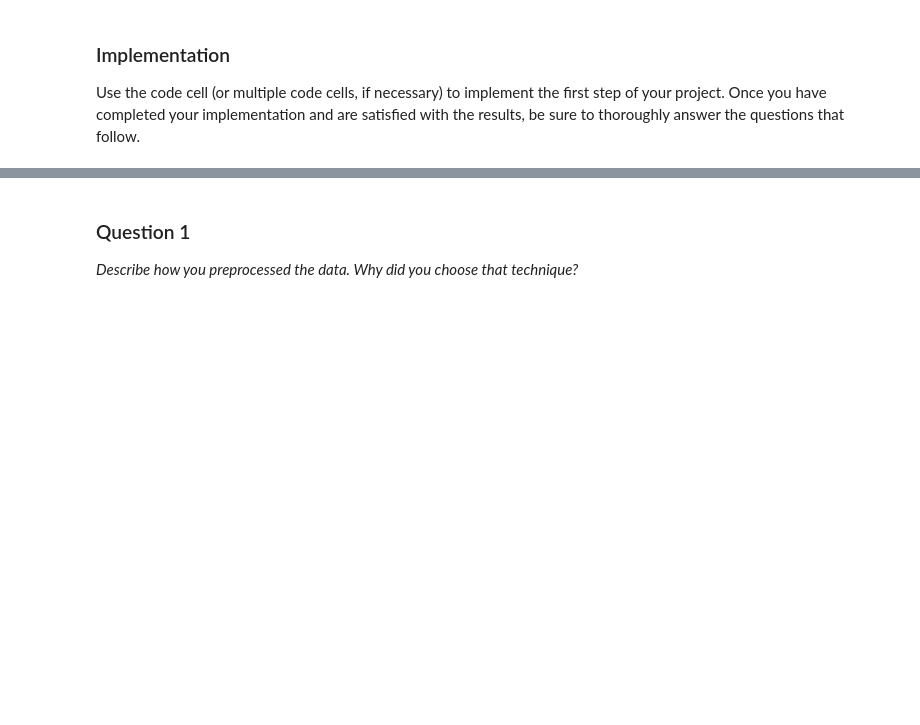
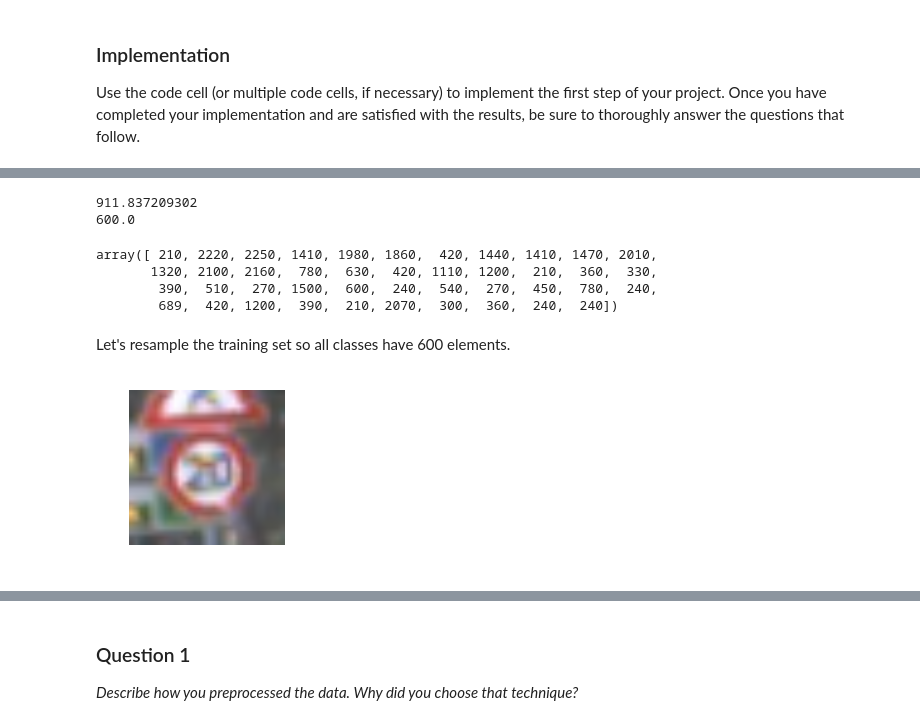
Before and after one commit to csq20081052/CarND-Traffic-Sign-Classifier-Project-P2, a Jupyter notebook: Traffic_Sign_Classifier.ipynb, the cells around one changed output, grey strips where cells are left out. Saved outputs shown, nothing was run; the diff lists cells and outputs as text; code cells hidden in the pictures; blank space fills up the shorter version.

```diff
--- a/Traffic_Sign_Classifier.ipynb
+++ b/Traffic_Sign_Classifier.ipynb
@@ -46,8 +33,8 @@ with open(training_file, mode='rb') as f:
 with open(testing_file, mode='rb') as f:
     test = pickle.load(f)
 
-X_train, y_train = train['features'], train['labels']
-X_test, y_test = test['features'], test['labels']
+X_train, Y_train = train['features'], train['labels']
+X_test, Y_test = test['features'], test['labels']
 # %% [markdown]
 ---
 
@@ -163,0 +173,16 @@ Use the code cell (or multiple code cells, if necessary) to implement the first
+# %%
+print(np.mean(ret[0]))
+print(np.median(ret[0]))
+# %% [output]
+911.837209302
+600.0
+# %%
+# Note: this is another useful command to achieve the same
+np.bincount(Y_train)
+# %% [output]
+array([ 210, 2220, 2250, 1410, 1980, 1860,  420, 1440, 1410, 1470, 2010,
+       1320, 2100, 2160,  780,  630,  420, 1110, 1200,  210,  360,  330,
+        390,  510,  270, 1500,  600,  240,  540,  270,  450,  780,  240,
+        689,  420, 1200,  390,  210, 2070,  300,  360,  240,  240])
+# %% [markdown]
+Let's resample the training set so all classes have 600 elements.
@@ -163,0 +194,11 @@ Use the code cell (or multiple code cells, if necessary) to implement the first
+# %%
+laboratory_rat = X_train[0]
+
+def plot_sign(img):
+    plt.figure(figsize=(2,2))
+    _ = plt.imshow(img)
+    _ = plt.axis('off')
+
+plot_sign(laboratory_rat)
+# %% [output]
+[figure, added]
```
Also changed, not shown: parts of 51 cells of this notebook.
